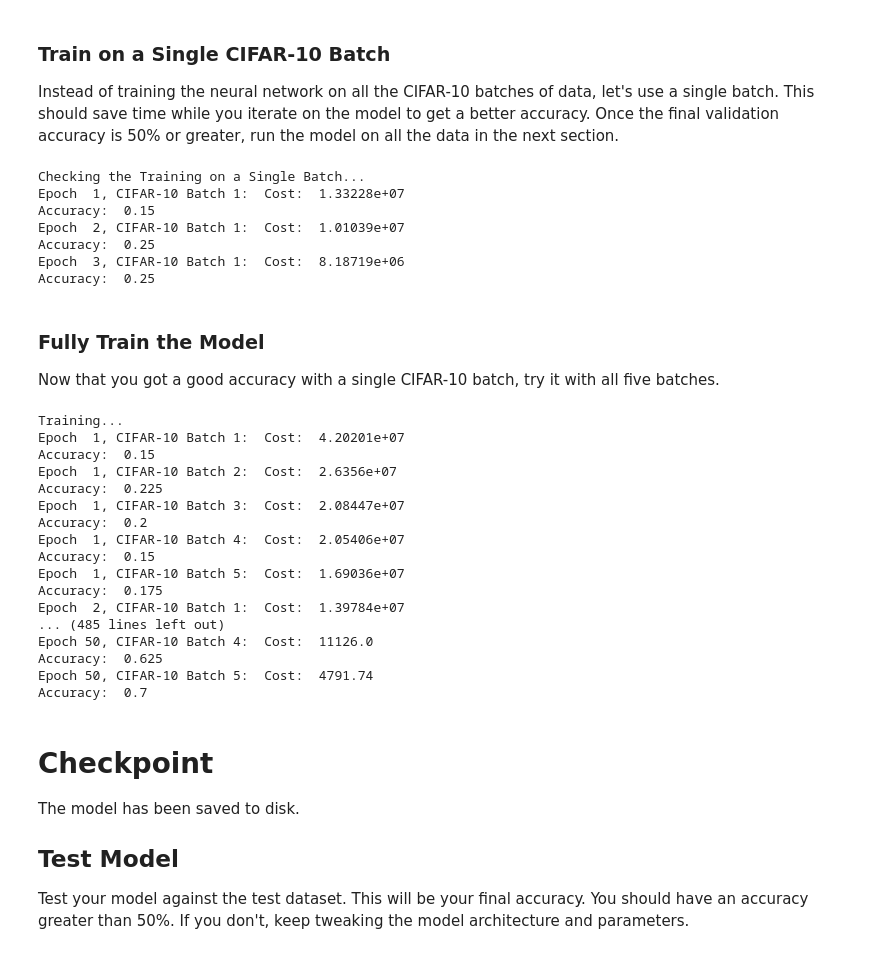
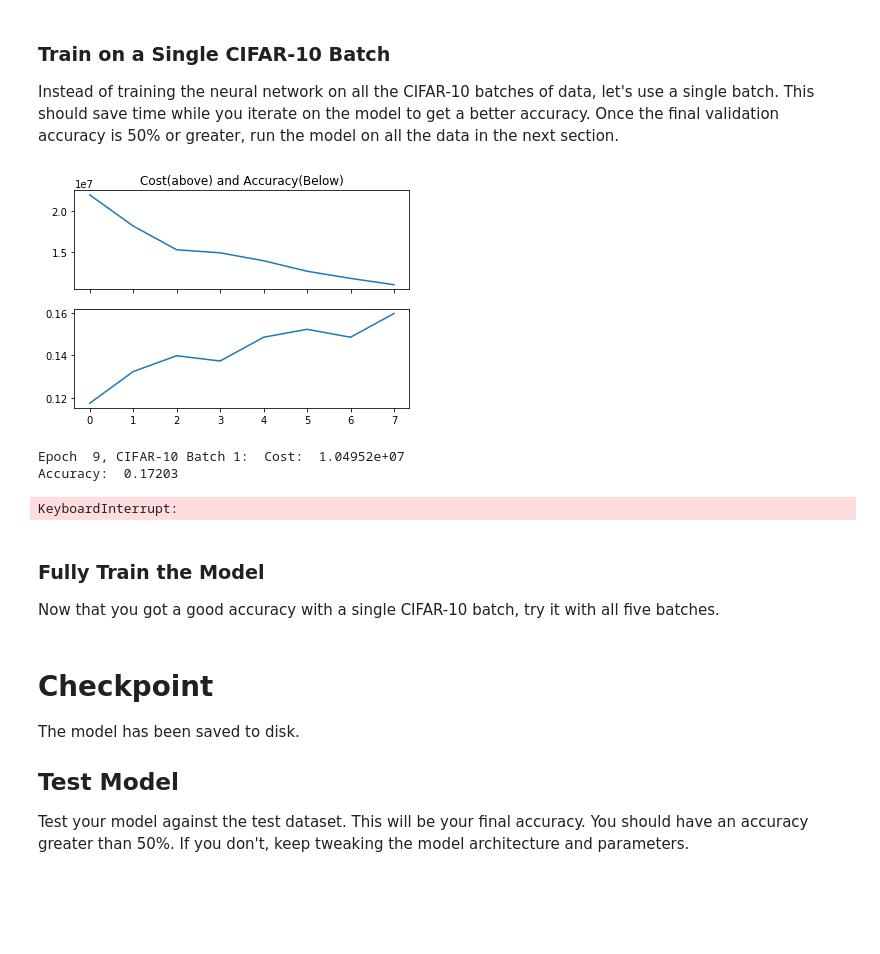
Before and after one commit to tevisgehr/Udacity-Deep-Learning, a Jupyter notebook: image-classification/dlnd_image_classification.ipynb, the cells around one changed output. Drawn from its saved outputs; the diff is of its cells as text; code cells hidden in the pictures; blank space fills up the shorter version.

Commit message:
Added cost and accuracy plots.

```diff
--- a/image-classification/dlnd_image_classification.ipynb
+++ b/image-classification/dlnd_image_classification.ipynb
@@ -440,7 +440,7 @@ def conv_net(x, keep_prob):
     x = conv2d_maxpool(x, conv_num_outputs, conv_ksize, conv_strides, pool_ksize, pool_strides)
     print("First convolutional layer: ",x)
     x = tf.nn.dropout(x, keep_prob)
-    conv_num_outputs = 10
+    conv_num_outputs = 7
     conv_ksize = (5,5)
     conv_strides = (1,1)
     pool_ksize = (2,2)
@@ -448,13 +448,14 @@ def conv_net(x, keep_prob):
     x = conv2d_maxpool(x, conv_num_outputs, conv_ksize, conv_strides, pool_ksize, pool_strides)
     print("Second convolutional layer: ",x)
     x = tf.nn.dropout(x, keep_prob)
-    conv_num_outputs = 15
+    conv_num_outputs = 9
     conv_ksize = (3,3)
     conv_strides = (1,1)
-    pool_ksize = (1,1)
+    pool_ksize = (2,2)
     pool_strides = (1,1)
     x = conv2d_maxpool(x, conv_num_outputs, conv_ksize, conv_strides, pool_ksize, pool_strides)
     print("Third convolutional layer: ",x)
+    x = tf.nn.dropout(x, keep_prob)
     # TODO: Apply a Flatten Layer
     # Function Definition from Above:
     #   flatten(x_tensor)
@@ -600,9 +601,9 @@ Tune the following parameters:
 * Set `keep_probability` to the probability of keeping a node using dropout
 # %%
 # TODO: Tune Parameters
-epochs = 20
-batch_size = 256
-keep_probability = .8
+epochs = 300
+batch_size = 2048
+keep_probability = .9
 # %% [markdown]
 ### Train on a Single CIFAR-10 Batch
 Instead of training the neural network on all the CIFAR-10 batches of data, let's use a single batch. This should save time while you iterate on the model to get a better accuracy.  Once the final validation accuracy is 50% or greater, run the model on all the data in the next section.
@@ -609,27 +613,39 @@ Instead of training the neural network on all the CIFAR-10 batches of data, let'
 # %%
 """
 DON'T MODIFY ANYTHING IN THIS CELL
 """
+accuracy_list = []
+cost_list = []
 print('Checking the Training on a Single Batch...')
 with tf.Session() as sess:
     # Initializing the variables
     sess.run(tf.global_variables_initializer())
 
     # Training cycle
     for epoch in range(epochs):
         batch_i = 1
         for batch_features, batch_labels in helper.load_preprocess_training_batch(batch_i, batch_size):
             train_neural_network(sess, optimizer, keep_probability, batch_features, batch_labels)
+
+        accuracy_list.append(sess.run(accuracy,feed_dict={x:batch_features,y:batch_labels,keep_prob: 1.0}))
+        cost_list.append(sess.run(cost,feed_dict={x:batch_features,y:batch_labels,keep_prob: 1.0}))
+        #print(accuracy_list)
+        display.clear_output(wait=True)
+        display.display(pl.gcf())
+        pl.plot(accuracy_list)
+
+        f, axarr = pl.subplots(2, sharex=True)
+        axarr[0].plot(cost_list)
+        axarr[0].set_title('Cost(above) and Accuracy(Below)')
+        axarr[1].plot(accuracy_list)
+
         print('Epoch {:>2}, CIFAR-10 Batch {}:  '.format(epoch + 1, batch_i), end='')
         print_stats(sess, batch_features, batch_labels, cost, accuracy)
 # %% [output]
+[figure, added]
-Checking the Training on a Single Batch...
-Epoch  1, CIFAR-10 Batch 1:  Cost:  1.33228e+07
-Accuracy:  0.15
-Epoch  2, CIFAR-10 Batch 1:  Cost:  1.01039e+07
-Accuracy:  0.25
-Epoch  3, CIFAR-10 Batch 1:  Cost:  8.18719e+06
-Accuracy:  0.25
+Epoch  9, CIFAR-10 Batch 1:  Cost:  1.04952e+07
+Accuracy:  0.17203
+KeyboardInterrupt:
 # %% [markdown]
 ### Fully Train the Model
 Now that you got a good accuracy with a single CIFAR-10 batch, try it with all five batches.
@@ -657,24 +673,6 @@ with tf.Session() as sess:
     # Save Model
     saver = tf.train.Saver()
     save_path = saver.save(sess, save_model_path)
-# %% [output]
-Training...
-Epoch  1, CIFAR-10 Batch 1:  Cost:  4.20201e+07
-Accuracy:  0.15
-Epoch  1, CIFAR-10 Batch 2:  Cost:  2.6356e+07
-Accuracy:  0.225
-Epoch  1, CIFAR-10 Batch 3:  Cost:  2.08447e+07
-Accuracy:  0.2
-Epoch  1, CIFAR-10 Batch 4:  Cost:  2.05406e+07
-Accuracy:  0.15
-Epoch  1, CIFAR-10 Batch 5:  Cost:  1.69036e+07
-Accuracy:  0.175
-Epoch  2, CIFAR-10 Batch 1:  Cost:  1.39784e+07
-... (485 lines left out)
-Epoch 50, CIFAR-10 Batch 4:  Cost:  11126.0
-Accuracy:  0.625
-Epoch 50, CIFAR-10 Batch 5:  Cost:  4791.74
-Accuracy:  0.7
 # %% [markdown]
 # Checkpoint
 The model has been saved to disk.
```
Also changed, not shown: parts of 2 cells of this notebook.
